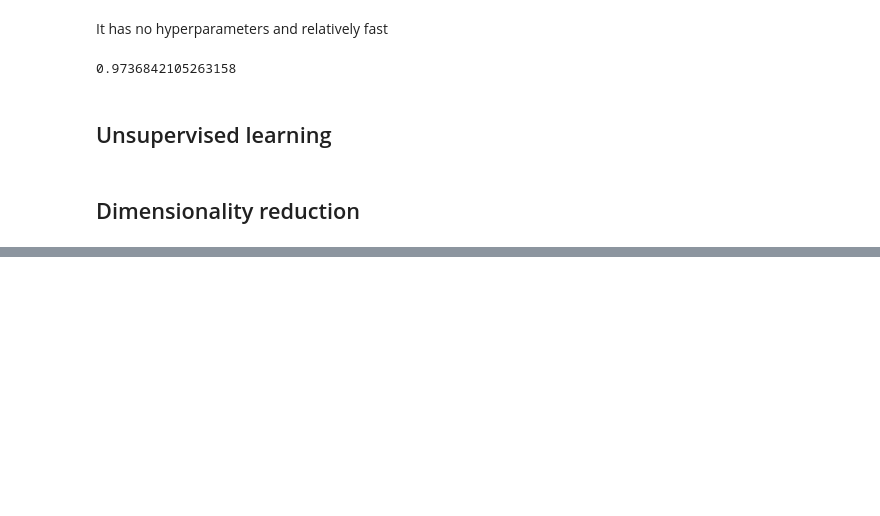
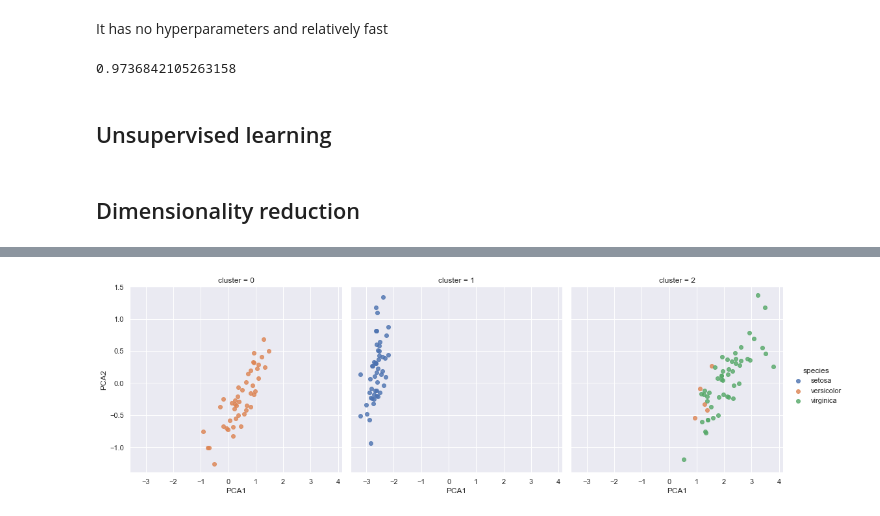
Before and after one commit to Jieoi/python, a Jupyter notebook: math/Scikit learn.ipynb, the cells around one changed output, grey strips where cells are left out. Saved outputs shown, nothing was run; the diff lists cells and outputs as text; code cells hidden in the pictures; blank space fills up the shorter version.

```diff
--- a/math/Scikit learn.ipynb
+++ b/math/Scikit learn.ipynb
@@ -125,0 +163,11 @@ accuracy_score(ytest, y_model)
+# %%
+from sklearn.mixture import GaussianMixture      # 1. Choose the model class
+model = GaussianMixture(n_components=3, covariance_type='full')  # 2. Instantiate the model with hyperparameters
+model.fit(X_iris)                    # 3. Fit to data. Notice y is not specified!
+y_gmm = model.predict(X_iris)        # 4. Determine cluster labels
+# %%
+iris['cluster'] = y_gmm # appending to original df and then plot withseaborn
+sns.lmplot("PCA1", "PCA2", data=iris, hue='species',
+           col='cluster', fit_reg=False);
+# %% [output]
+[figure, added]
```
Also changed, not shown: parts of 8 cells of this notebook, 1 other file.
